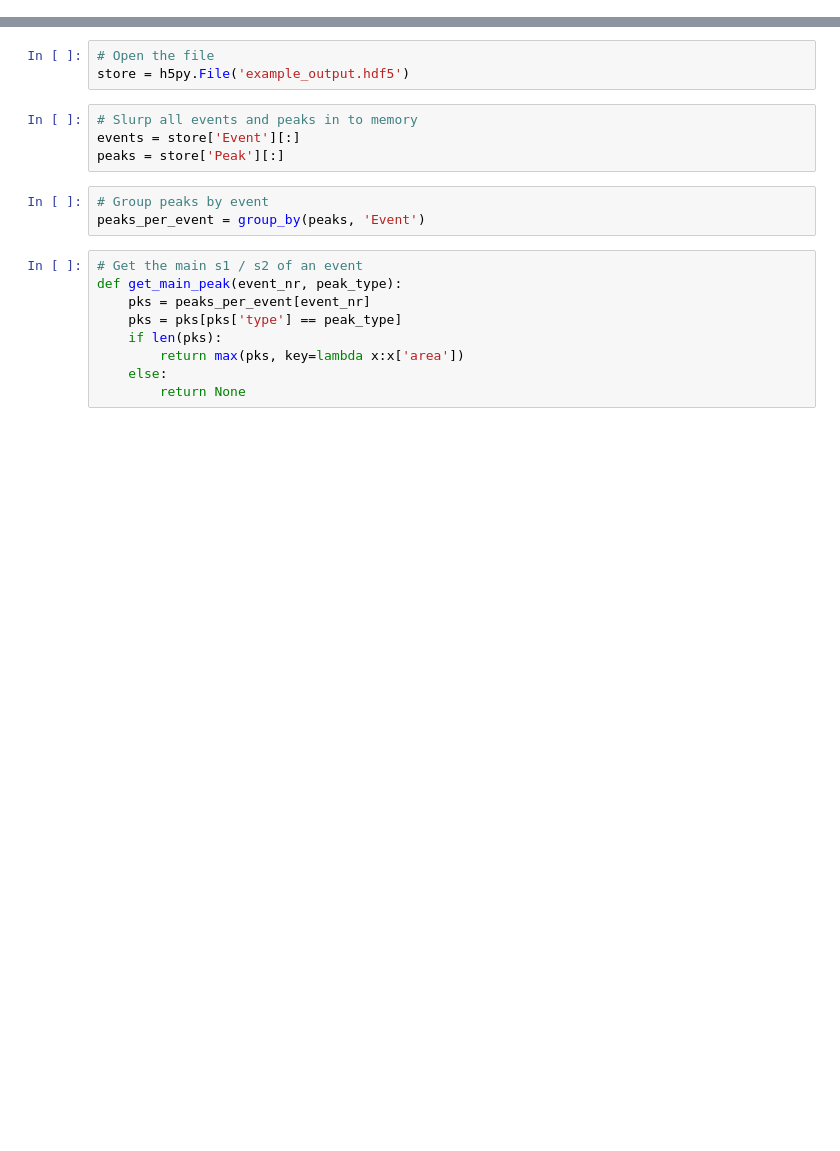
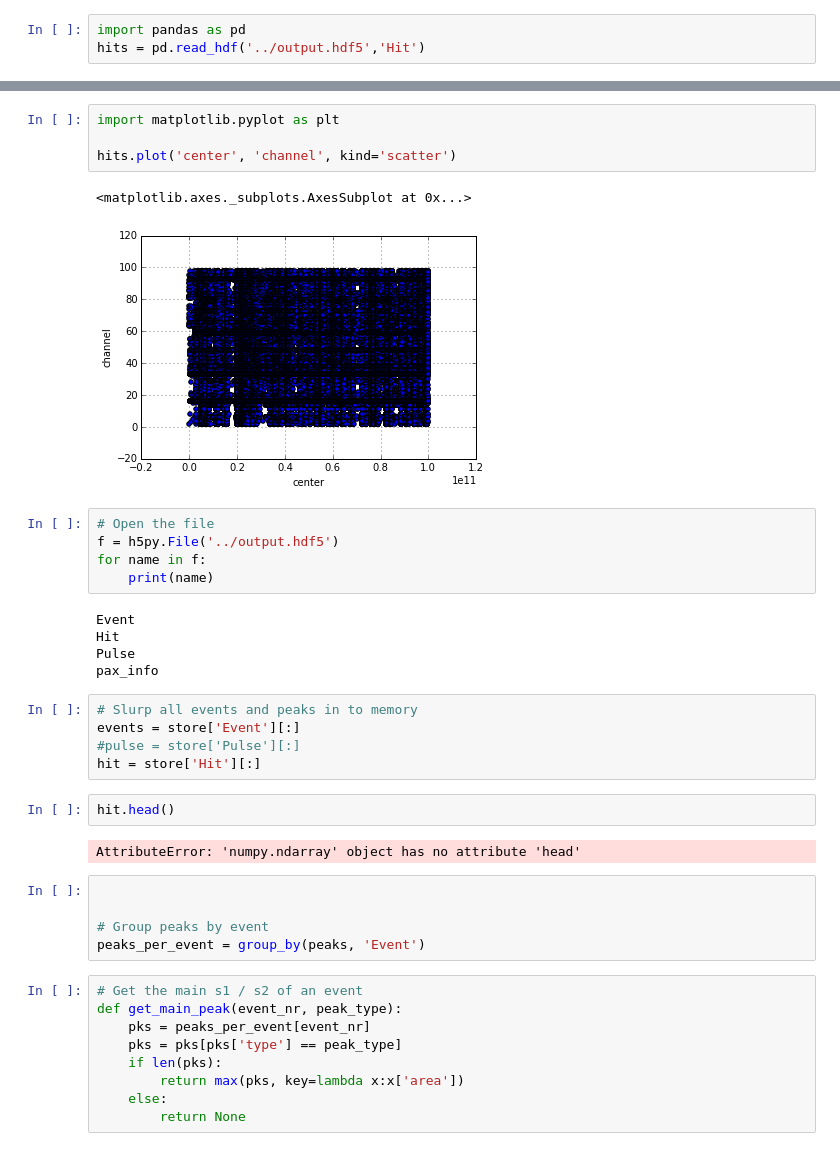
Before and after one commit to XENON1T/pax, a Jupyter notebook: examples/Analysis example.ipynb, the cells around one changed output, grey strips where cells are left out. Saved outputs shown, nothing was run; the diff lists cells and outputs as text; blank space fills up the shorter version.

```diff
--- a/examples/Analysis example.ipynb
+++ b/examples/Analysis example.ipynb
@@ -63,0 +64,3 @@ dt = 10 * units.ns
+# %%
+import pandas as pd
+hits = pd.read_hdf('../output.hdf5','Hit')
@@ -64,11 +76,32 @@ dt = 10 * units.ns
+# %%
+import matplotlib.pyplot as plt
+
+hits.plot('center', 'channel', kind='scatter')
+# %% [output]
+<matplotlib.axes._subplots.AxesSubplot at 0x...>
+[figure, added]
 # %%
 # Open the file
-store = h5py.File('example_output.hdf5')
+f = h5py.File('../output.hdf5')
+for name in f:
+    print(name)
+# %% [output]
+Event
+Hit
+Pulse
+pax_info
 # %%
 # Slurp all events and peaks in to memory
 events = store['Event'][:]
-peaks = store['Peak'][:]
+#pulse = store['Pulse'][:]
+hit = store['Hit'][:]
+# %%
+hit.head()
+# %% [output]
+AttributeError: 'numpy.ndarray' object has no attribute 'head'
 # %%
+
+
 # Group peaks by event
 peaks_per_event = group_by(peaks, 'Event')
 # %%
```
Also changed, not shown: parts of 3 cells of this notebook, 6 other files.
